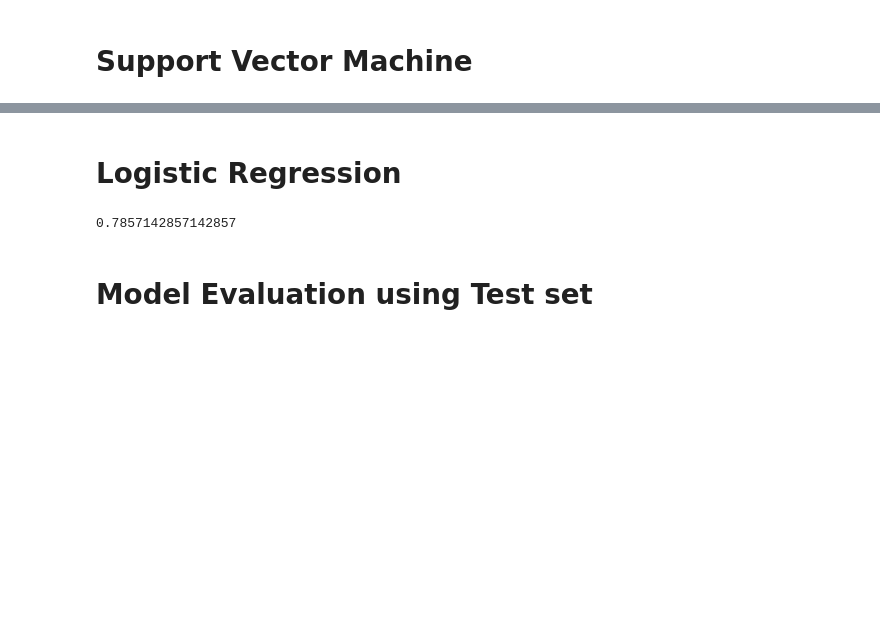
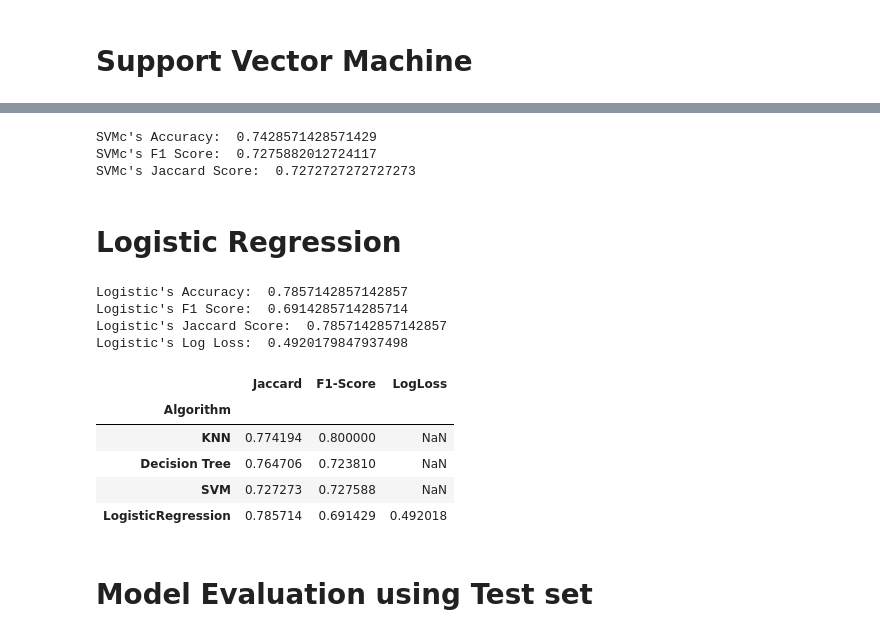
Before and after one commit to jutish/ibm-ml-capstone, a Jupyter notebook: ml0101en-proj-loan-py-v1.ipynb, the cells around one changed output, grey strips where cells are left out. Cells and saved outputs as stored; diff of their text form; code cells hidden in the pictures; blank space fills up the shorter version.

```diff
--- a/ml0101en-proj-loan-py-v1.ipynb
+++ b/ml0101en-proj-loan-py-v1.ipynb
@@ -329,0 +356,10 @@ Tree's Accuracy:  0.7714285714285715
+# %%
+# Get Scores
+tree_accuracy = metrics.accuracy_score(y_test, y_pred)
+tree_f1_score = f1_score(y_test, y_pred, average="weighted")
+tree_jaccard_score = jaccard_score(y_test, y_pred, pos_label='PAIDOFF')
+
+# Print Scores
+print("Tree's Accuracy: ", tree_accuracy)
+print("Tree's F1 Score: ", tree_f1_score)
+print("Tree's Jaccard Score: ", tree_jaccard_score)
@@ -346,3 +379,17 @@ jaccard_score(y_test, y_pred,pos_label="PAIDOFF")
+# %%
+# Scores
+svm_accuracy = metrics.accuracy_score(y_test, y_pred)
+svm_f1_score = f1_score(y_test, y_pred, average="weighted")
+svm_jaccard_score = jaccard_score(y_test, y_pred, pos_label='PAIDOFF')
+
+# Print Scores
+print("SVMc's Accuracy: ", svm_accuracy)
+print("SVMc's F1 Score: ", svm_f1_score)
+print("SVMc's Jaccard Score: ", svm_jaccard_score)
+# %% [output]
+SVMc's Accuracy:  0.7428571428571429
+SVMc's F1 Score:  0.7275882012724117
+SVMc's Jaccard Score:  0.7272727272727273
 # %% [markdown]
 # Logistic Regression
 # %%
@@ -350,9 +396,40 @@ from sklearn.linear_model import LogisticRegression
 lr = LogisticRegression(C=0.01).fit(X_train,y_train)
 # %%
 y_pred = lr.predict(X_test)
+y_pred_log_prob = lr.predict_proba(X_test)
-# %%
-jaccard_score(y_test, y_pred,pos_label='PAIDOFF')
-# %% [output]
-0.7857142857142857
+# %%
+# Scores
+lg_accuracy = metrics.accuracy_score(y_test, y_pred)
+lg_f1_score = f1_score(y_test, y_pred, average="weighted")
+lg_jaccard_score = jaccard_score(y_test, y_pred, pos_label='PAIDOFF')
+lg_log_loss = log_loss(y_test, y_pred_log_prob)
+
+# Print Scores
+print("Logistic's Accuracy: ", lg_accuracy)
+print("Logistic's F1 Score: ", lg_f1_score)
+print("Logistic's Jaccard Score: ", lg_jaccard_score)
+print("Logistic's Log Loss: ", lg_log_loss)
+# %% [output]
+Logistic's Accuracy:  0.7857142857142857
+Logistic's F1 Score:  0.6914285714285714
+Logistic's Jaccard Score:  0.7857142857142857
+Logistic's Log Loss:  0.4920179847937498
+# %%
+# Print Scores results for train_ test_ split
+jaccard_scores = [kncc_jaccard_score, tree_jaccard_score,svm_jaccard_score, lg_jaccard_score]
+f1_scores = [knnc_f1_score , tree_f1_score ,svm_f1_score , lg_f1_score]
+log_loss_scores = [None, None, None, lg_log_loss]
+
+pd.DataFrame({'Algorithm':['KNN', 'Decision Tree', 'SVM', 'LogisticRegression'],
+              'Jaccard':jaccard_scores,
+              'F1-Score':f1_scores,
+              'LogLoss':log_loss_scores}).set_index('Algorithm')
+# %% [output]
+|  | Jaccard | F1-Score | LogLoss |
+| Algorithm |  |  |  |
+| KNN | 0.774194 | 0.800000 | NaN |
+| Decision Tree | 0.764706 | 0.723810 | NaN |
+| SVM | 0.727273 | 0.727588 | NaN |
+| LogisticRegression | 0.785714 | 0.691429 | 0.492018 |
 # %% [markdown]
 # Model Evaluation using Test set
```
Also changed, not shown: parts of 17 cells of this notebook.
